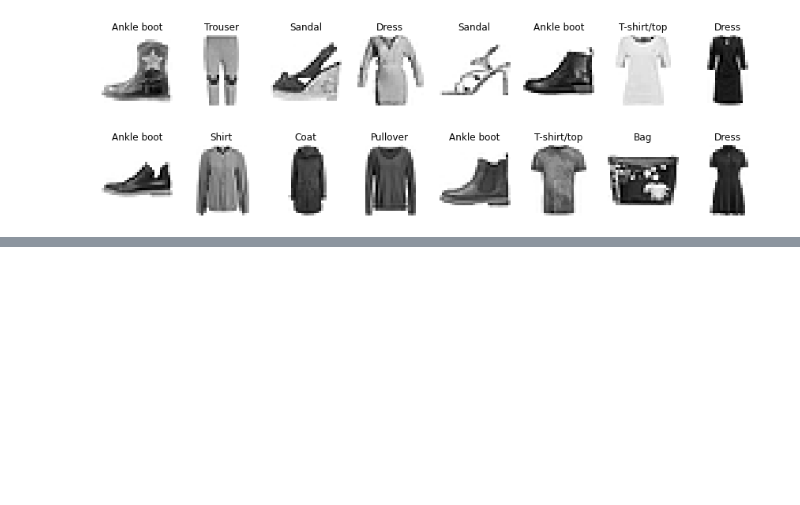
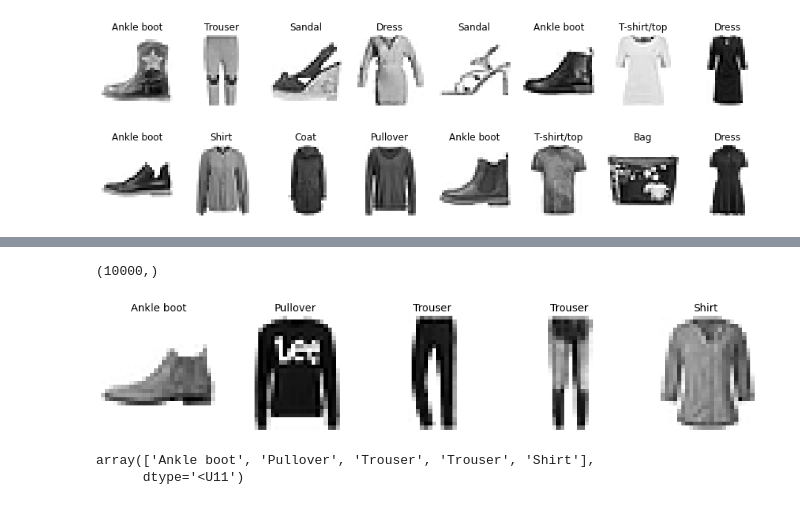
Before and after one commit to wanwanliang/ML_Practice, a Jupyter notebook: Neural_network_intro.ipynb, the cells around one changed output, grey strips where cells are left out. Drawn from its saved outputs; the diff is of its cells as text; code cells hidden in the pictures; blank space fills up the shorter version.

```diff
--- a/Neural_network_intro.ipynb
+++ b/Neural_network_intro.ipynb
@@ -215,0 +341,4 @@ tf.random.set_seed(42)
+# %%
+y_pred.shape
+# %% [output]
+(10000,)
@@ -215,0 +347,17 @@ tf.random.set_seed(42)
+# %%
+plt.figure(figsize=(16,6))
+
+for index, img in enumerate(X_test[:5]):
+
+  plt.subplot(1,5,index+1)
+  plt.imshow(img, cmap = 'binary', interpolation='nearest')
+  plt.axis('off')
+  plt.title(class_names[y_test[index]], fontsize=14)
+plt.show()
+# %% [output]
+[figure, added]
+# %%
+np.array(class_names)[y_pred5]
+# %% [output]
+array(['Ankle boot', 'Pullover', 'Trouser', 'Trouser', 'Shirt'],
+      dtype='<U11')
```
Also changed, not shown: parts of 20 cells of this notebook.
